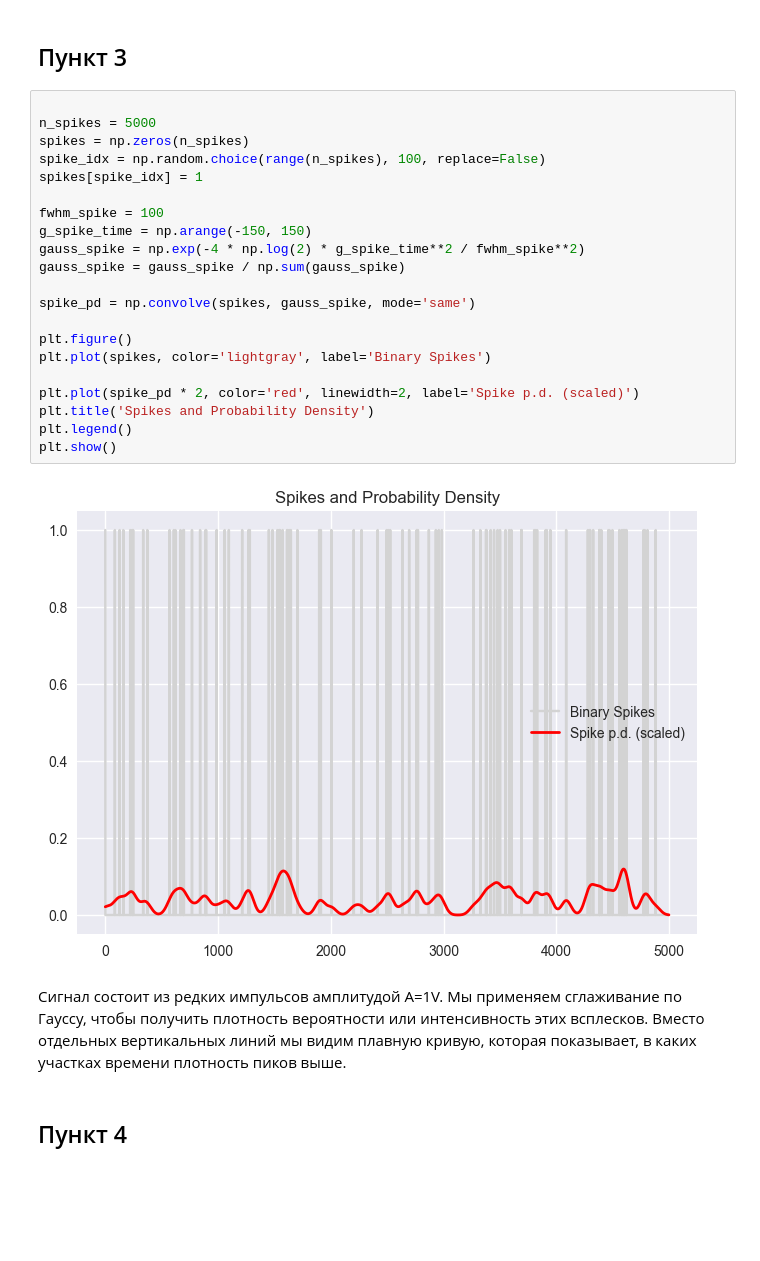
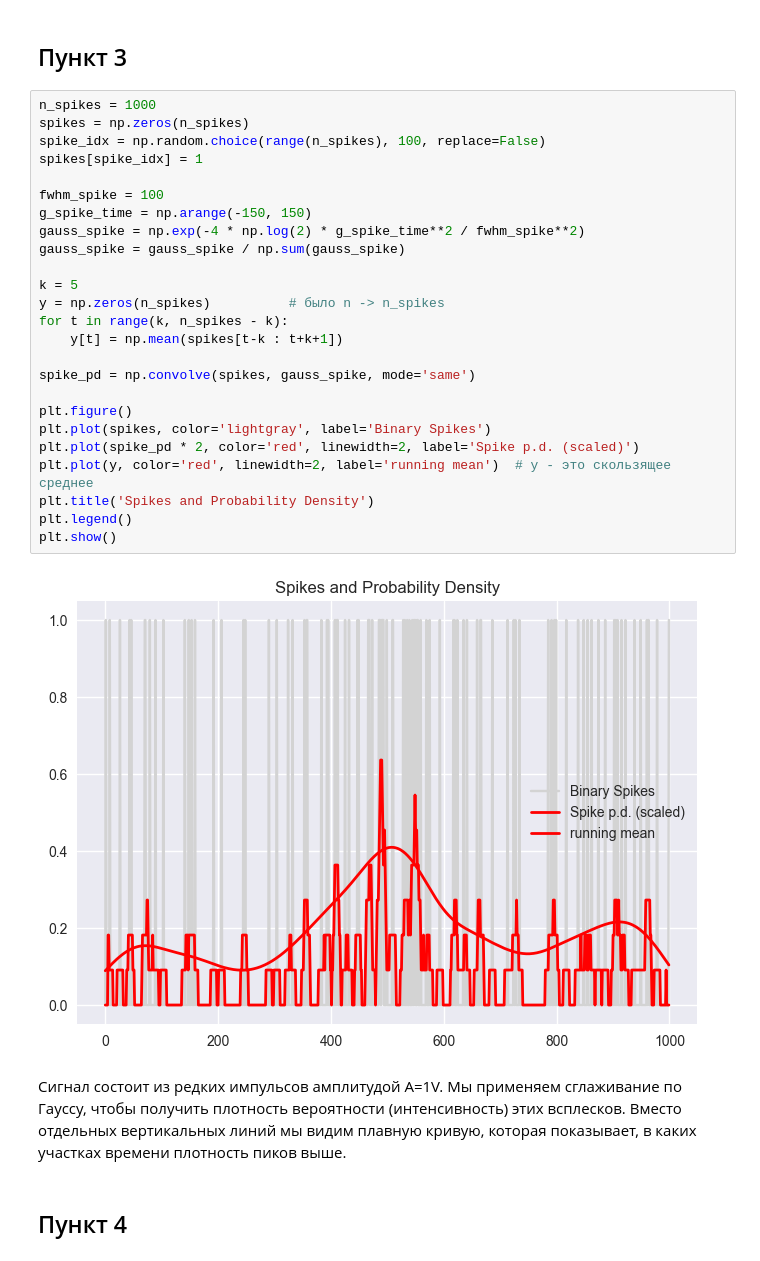
Before and after one commit to KamenevIvan/DPoS, a Jupyter notebook: lab6.ipynb, the cells around one changed output. Drawn from its saved outputs; the diff is of its cells as text; blank space fills up the shorter version.

```diff
--- a/lab6.ipynb
+++ b/lab6.ipynb
@@ -92,30 +89,34 @@ plt.show()
 # %% [markdown]
 ## Пункт 3
 # %%
-
-n_spikes = 5000
+n_spikes = 1000
 spikes = np.zeros(n_spikes)
 spike_idx = np.random.choice(range(n_spikes), 100, replace=False)
 spikes[spike_idx] = 1
 
 fwhm_spike = 100
 g_spike_time = np.arange(-150, 150)
 gauss_spike = np.exp(-4 * np.log(2) * g_spike_time**2 / fwhm_spike**2)
 gauss_spike = gauss_spike / np.sum(gauss_spike)
 
+k = 5
+y = np.zeros(n_spikes)          # было n -> n_spikes
+for t in range(k, n_spikes - k):
+    y[t] = np.mean(spikes[t-k : t+k+1])
+
 spike_pd = np.convolve(spikes, gauss_spike, mode='same')
 
 plt.figure()
 plt.plot(spikes, color='lightgray', label='Binary Spikes')
-
 plt.plot(spike_pd * 2, color='red', linewidth=2, label='Spike p.d. (scaled)')
+plt.plot(y, color='red', linewidth=2, label='running mean')  # y - это скользящее среднее
 plt.title('Spikes and Probability Density')
 plt.legend()
 plt.show()
 # %% [output]
-[figure, old version]
+[figure, new version]
 # %% [markdown]
-Сигнал состоит из редких импульсов амплитудой A=1V. Мы применяем сглаживание по Гауссу, чтобы получить плотность вероятности или интенсивность этих всплесков.
+Сигнал состоит из редких импульсов амплитудой A=1V. Мы применяем сглаживание по Гауссу, чтобы получить плотность вероятности (интенсивность) этих всплесков.
 Вместо отдельных вертикальных линий мы видим плавную кривую, которая показывает, в каких участках времени плотность пиков выше.
 # %% [markdown]
 ## Пункт 4
```
Also changed, not shown: parts of 6 cells of this notebook, 2 other files.
